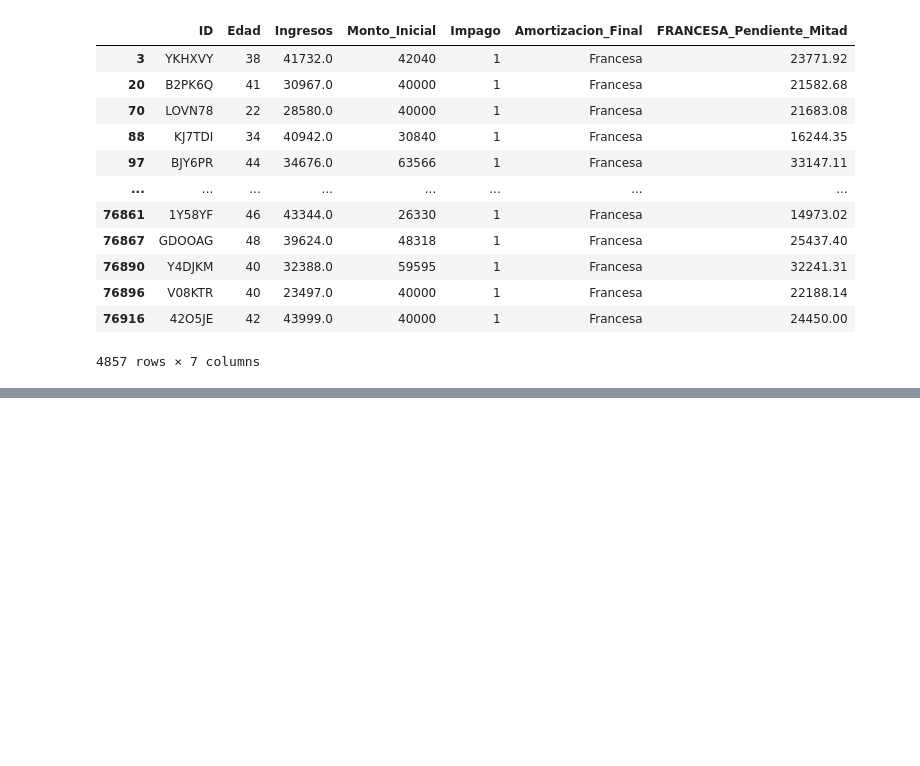
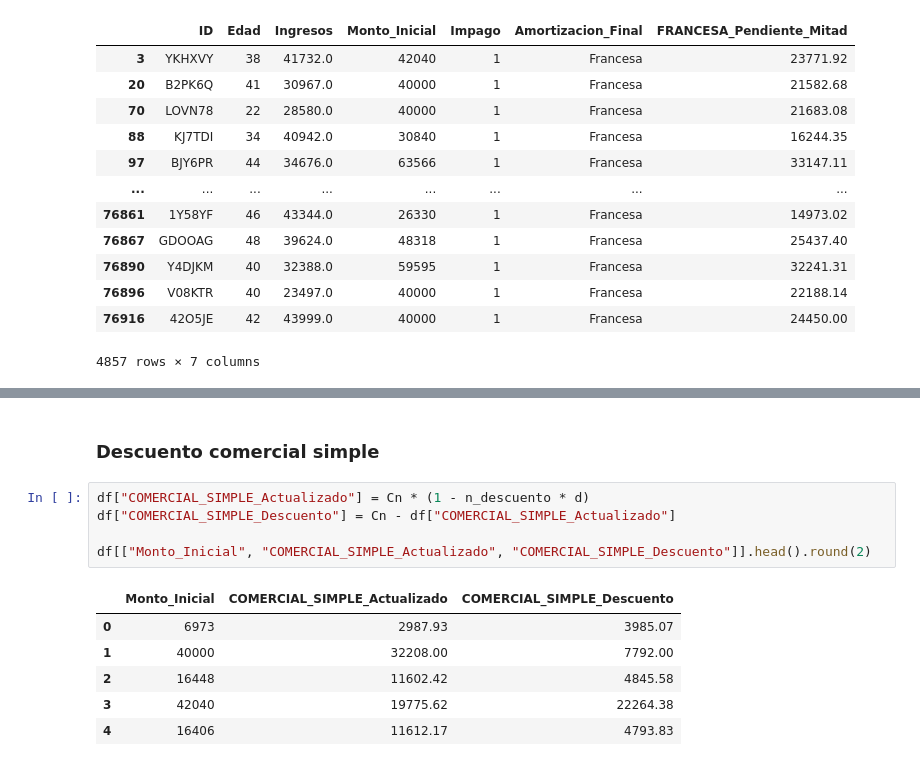
Before and after one commit to NaiaArroyo/RETO-5-NARANJA, a Jupyter notebook: Notebook Amortizacion Francesa y Aleman.ipynb, the cells around one changed output, grey strips where cells are left out. Drawn from its saved outputs; the diff is of its cells as text; blank space fills up the shorter version.

```diff
--- a/Notebook Amortizacion Francesa y Aleman.ipynb
+++ b/Notebook Amortizacion Francesa y Aleman.ipynb
@@ -296,0 +345,14 @@ df_pendiente_Francesa
+# %% [markdown]
+### Descuento comercial simple
+# %%
+df["COMERCIAL_SIMPLE_Actualizado"] = Cn * (1 - n_descuento * d)
+df["COMERCIAL_SIMPLE_Descuento"] = Cn - df["COMERCIAL_SIMPLE_Actualizado"]
+
+df[["Monto_Inicial", "COMERCIAL_SIMPLE_Actualizado", "COMERCIAL_SIMPLE_Descuento"]].head().round(2)
+# %% [output]
+|  | Monto_Inicial | COMERCIAL_SIMPLE_Actualizado | COMERCIAL_SIMPLE_Descuento |
+| 0 | 6973 | 2987.93 | 3985.07 |
+| 1 | 40000 | 32208.00 | 7792.00 |
+| 2 | 16448 | 11602.42 | 4845.58 |
+| 3 | 42040 | 19775.62 | 22264.38 |
+| 4 | 16406 | 11612.17 | 4793.83 |
```
Also changed, not shown: parts of 8 cells of this notebook.
